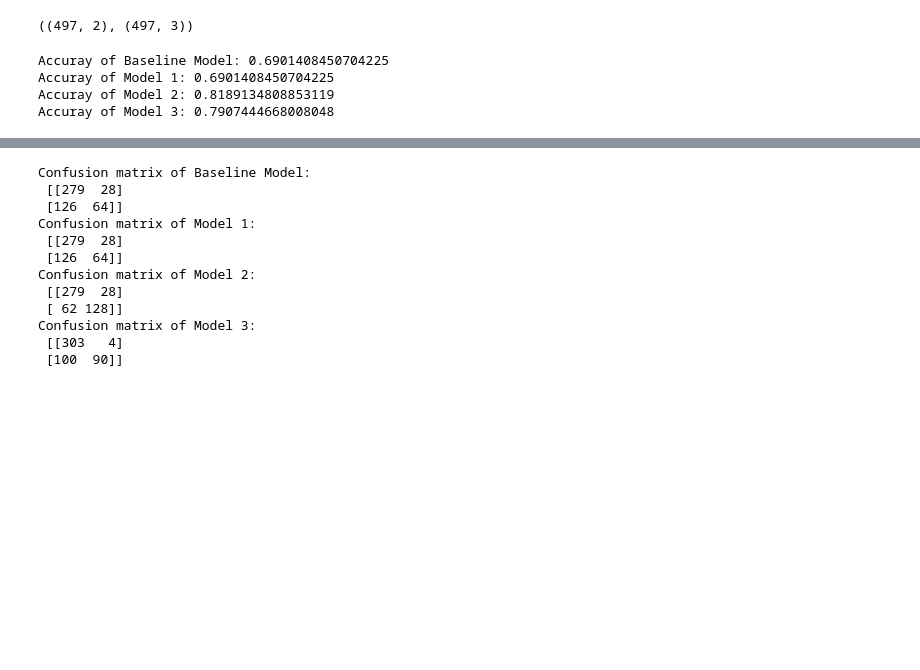
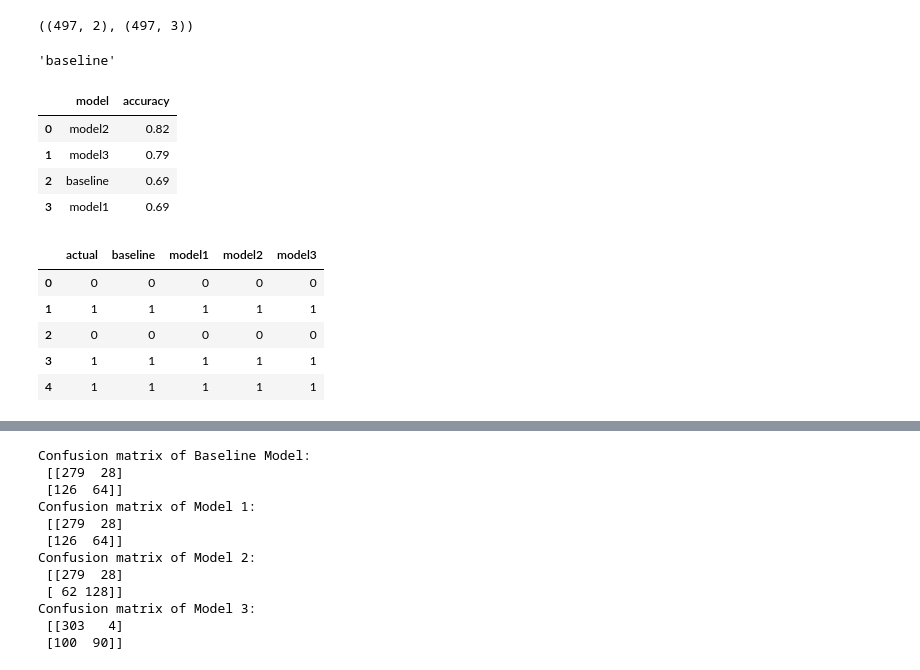
Before and after one commit to Yongliang-Shi/classification-exercises, a Jupyter notebook: model.ipynb, the cells around one changed output, grey strips where cells are left out. Cells and saved outputs as stored; diff of their text form; code cells hidden in the pictures; blank space fills up the shorter version.

Commit message:
optimize code: use for loop to output accuracy and confusion matrix for baseline and models in decision tree exercise

```diff
--- a/model.ipynb
+++ b/model.ipynb
@@ -722,24 +722,62 @@ y_train_3 = train['survived']
 X_train_BL.shape, X_train_1.shape
 # %% [output]
 ((497, 2), (497, 3))
+# %%
+models = [['baseline', X_train_BL, y_train_BL],
+          ['model1', X_train_1, y_train_1],
+          ['model2', X_train_2, y_train_2],
+          ['model3', X_train_3, y_train_3]
+         ]
+# %%
+models[0][0]
+# %% [output]
+'baseline'
 # %%
 # Create the Decision Tree Object
 
 clf = DecisionTreeClassifier(max_depth=3, random_state=123)
 # %%
 # Evalute the models using model score
+
+output = []
 
 def tree_accuracy(X, y):
     clf.fit(X, y)
     accuracy = clf.score(X, y)
     return accuracy
 
-print('Accuray of Baseline Model:', tree_accuracy(X_train_BL, y_train_BL))
-print('Accuray of Model 1:', tree_accuracy(X_train_1, y_train_1))
-print('Accuray of Model 2:', tree_accuracy(X_train_2, y_train_2))
-print('Accuray of Model 3:', tree_accuracy(X_train_3, y_train_3))
+for model in models:
+    output.append({'model': model[0],
+                   "accuracy": tree_accuracy(model[1], model[2]).round(2)
+                  })
+
+matrics = pd.DataFrame(output)
+matrics.sort_values(by='accuracy', ascending=False, ignore_index=True)
 # %% [output]
-Accuray of Baseline Model: 0.6901408450704225
-Accuray of Model 1: 0.6901408450704225
-Accuray of Model 2: 0.8189134808853119
-Accuray of Model 3: 0.7907444668008048
+|  | model | accuracy |
+| 0 | model2 | 0.82 |
+| 1 | model3 | 0.79 |
+| 2 | baseline | 0.69 |
+| 3 | model1 | 0.69 |
+# %%
+def tree_y_pred(X, y):
+    clf.fit(X, y)
+    y_pred = clf.predict(X)
+    return y_pred
+
+# tree_y_pred(X_train_1, y_train_1)
+
+output = pd.DataFrame(train['survived']).reset_index(drop=True)
+output.rename(columns = {'survived':'actual'}, inplace=True)
+
+for model in models:
+    output[model[0]] = tree_y_pred(model[1], model[2])
+
+output.head()
+# %% [output]
+|  | actual | baseline | model1 | model2 | model3 |
+| 0 | 0 | 0 | 0 | 0 | 0 |
+| 1 | 1 | 1 | 1 | 1 | 1 |
+| 2 | 0 | 0 | 0 | 0 | 0 |
+| 3 | 1 | 1 | 1 | 1 | 1 |
+| 4 | 1 | 1 | 1 | 1 | 1 |
```
Also changed, not shown: parts of 2 cells of this notebook.
